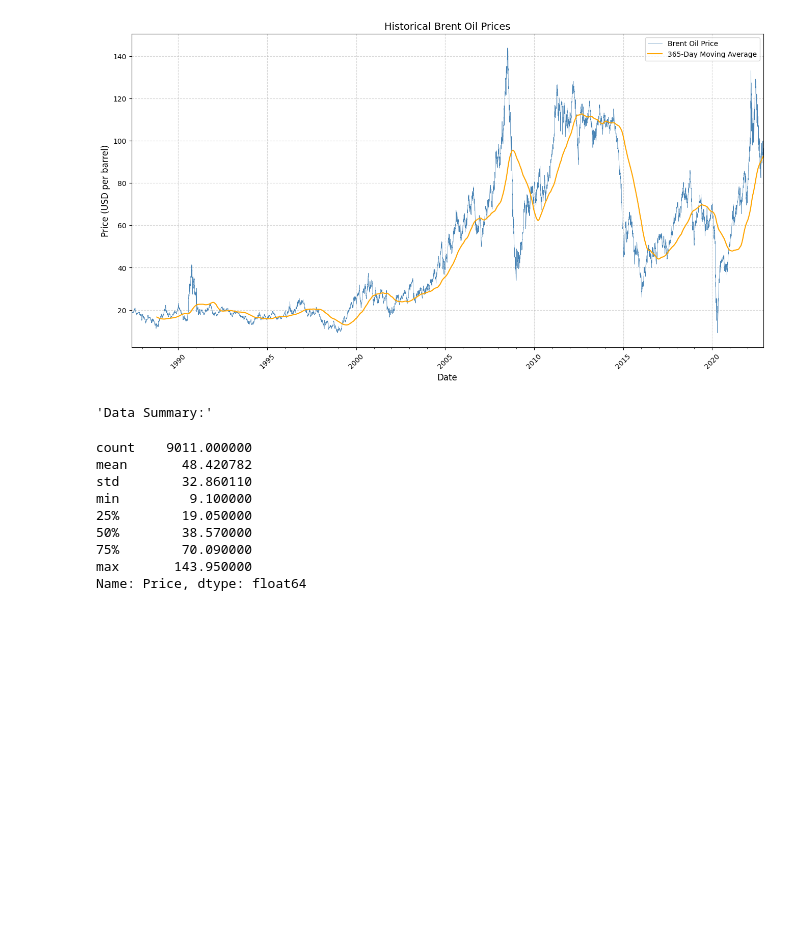
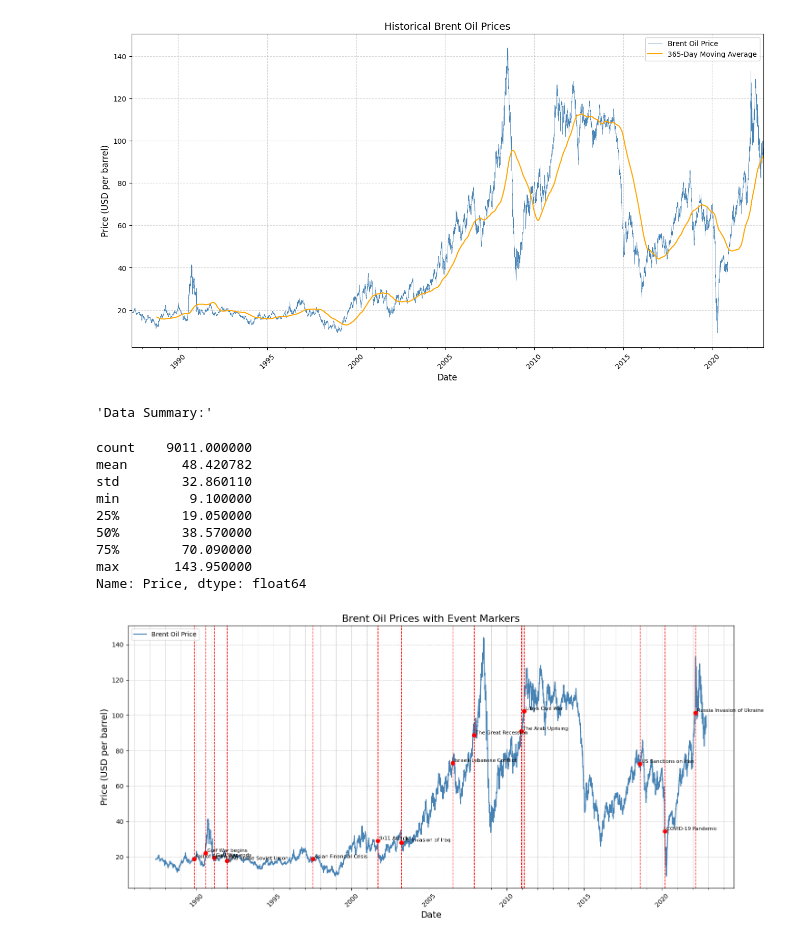
Before and after one commit to Endekalu777/OilMarketInsights, a Jupyter notebook: notebooks/EDA_even_analysis.ipynb, the cells around one changed output. Saved outputs shown, nothing was run; the diff lists cells and outputs as text; code cells hidden in the pictures; blank space fills up the shorter version.

Commit message:
feat: run modified the EDA_event_analysis script in the notebook file to check its functionality

```diff
--- a/notebooks/EDA_even_analysis.ipynb
+++ b/notebooks/EDA_even_analysis.ipynb
@@ -21,3 +21,7 @@ min         9.100000
 75%        70.090000
 max       143.950000
 Name: Price, dtype: float64
+# %%
+analysis.event_analysis()
+# %% [output]
+[figure, added]
```
